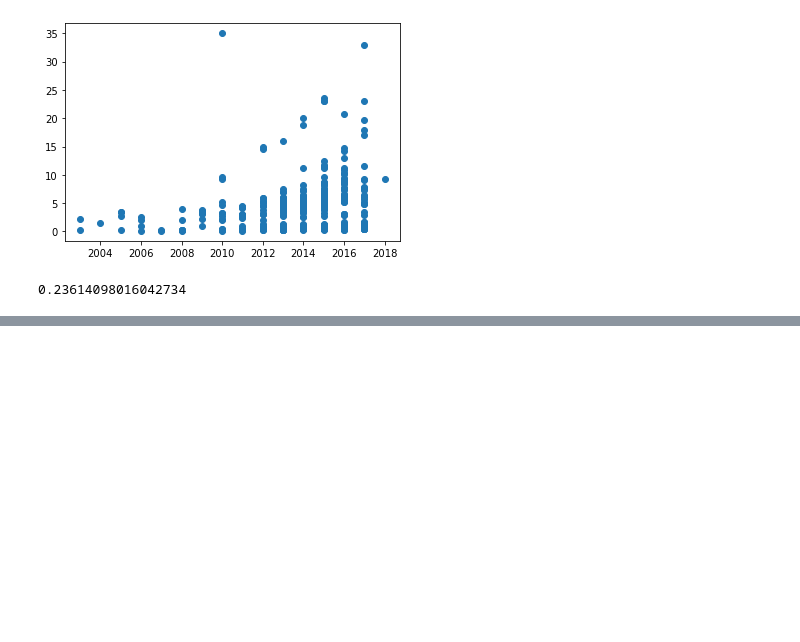
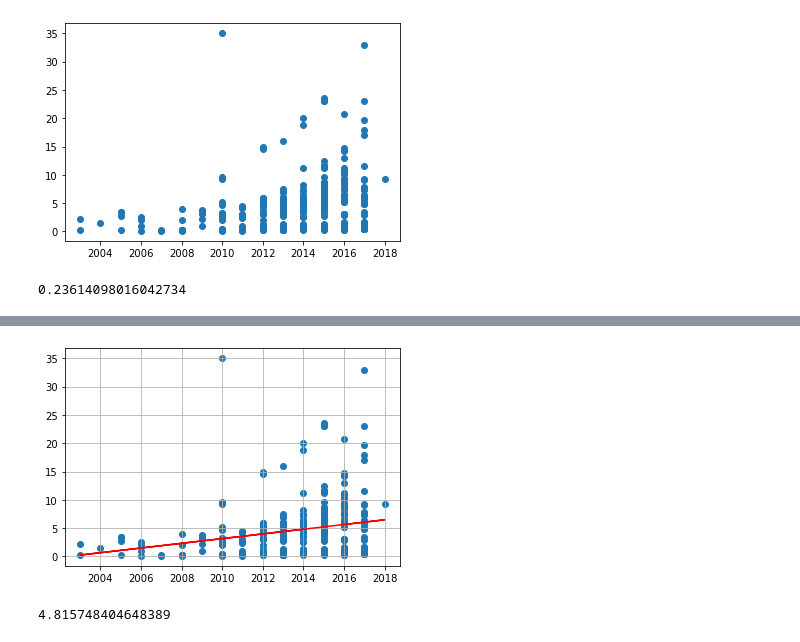
Before and after one commit to Ludo-R/CarPurchase-Project, a Jupyter notebook: carpurchase.ipynb, the cells around one changed output, grey strips where cells are left out. Cells and saved outputs as stored; diff of their text form; code cells hidden in the pictures; blank space fills up the shorter version.

Commit message:
scipy modele

```diff
--- a/carpurchase.ipynb
+++ b/carpurchase.ipynb
@@ -152,0 +173,20 @@ le modèle de regression linéaire
+# %%
+from scipy import stats
+
+slope, intercept, r_value, p_value, std_err = stats.linregress(x, y)
+
+def predict(a):
+   return slope * a + intercept
+
+fitLine = predict(x)
+axes = plt.axes()
+axes.grid()
+plt.scatter(x,y)
+plt.plot(x, fitLine, c='r')
+plt.show()
+# %% [output]
+[figure, added]
+# %%
+print(predict(2014))
+# %% [output]
+4.815748404648389
```
Also changed, not shown: parts of 6 cells of this notebook.
